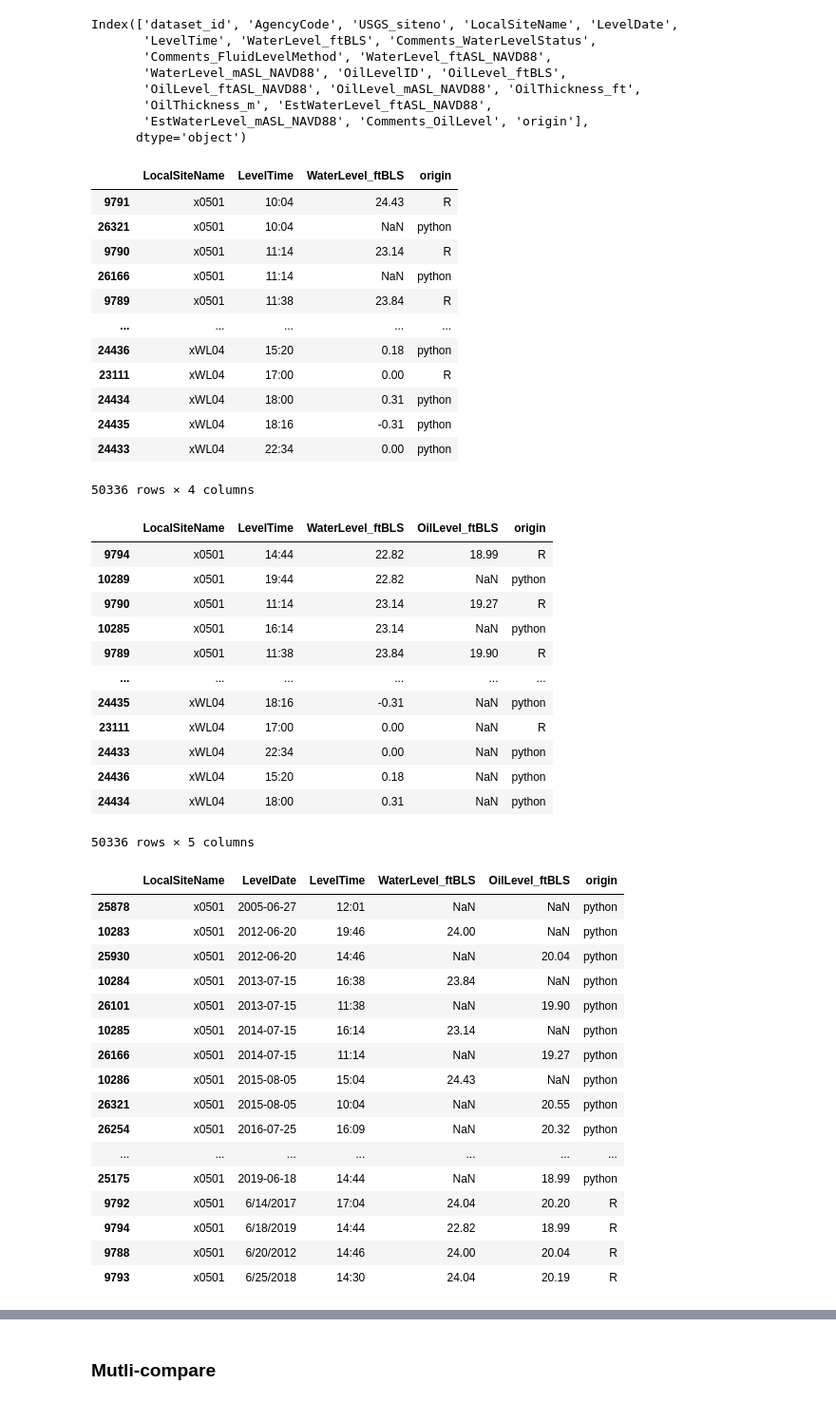
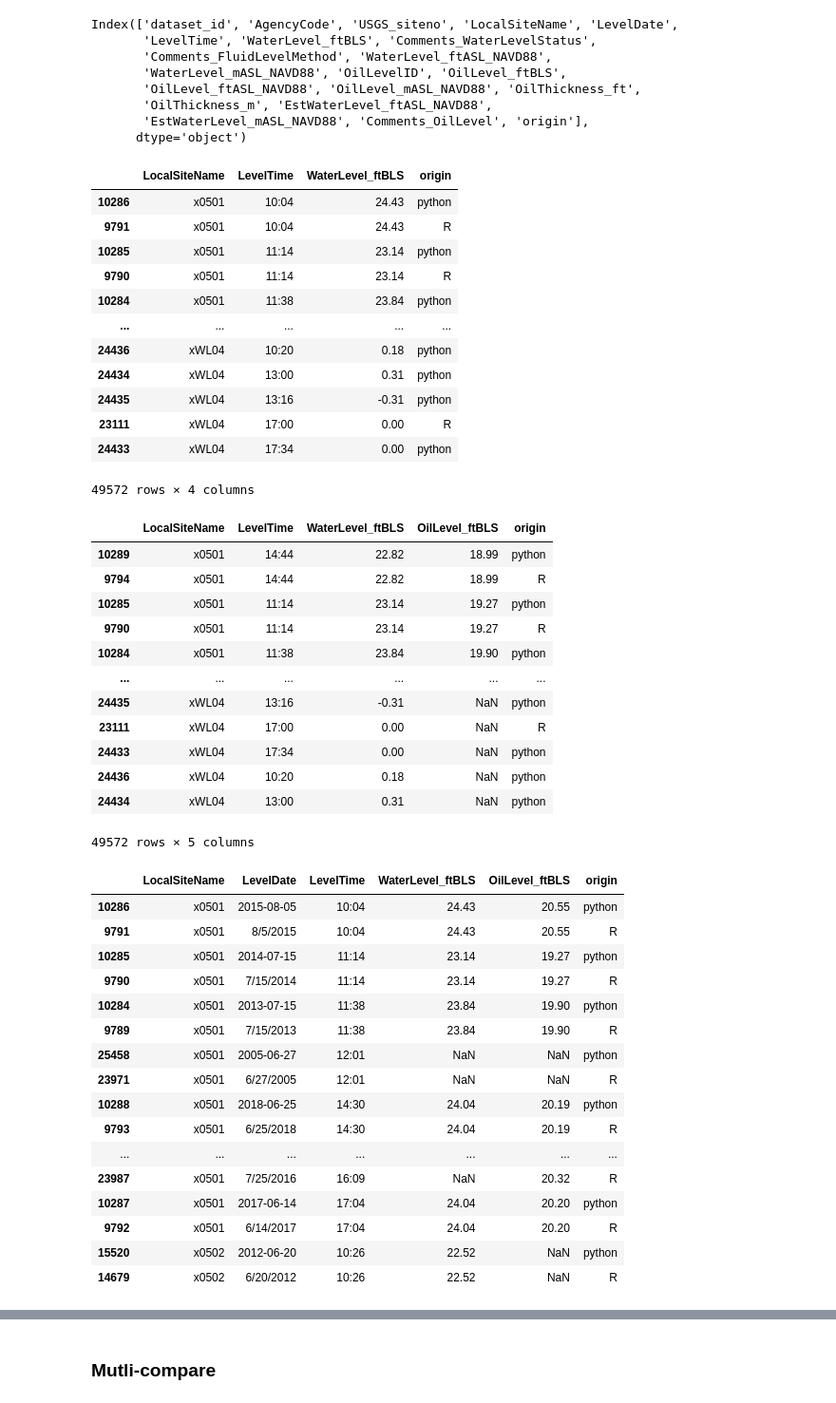
Before and after one commit to BojanMilinic/bemidji, a Jupyter notebook: 03_master_oil_water_level.ipynb, the cells around one changed output, grey strips where cells are left out. Shown at 95% size. Saved outputs shown, nothing was run; the diff lists cells and outputs as text; code cells hidden in the pictures.

Commit message:
did LevelTime minus 5hr to fix merge error

```diff
--- a/03_master_oil_water_level.ipynb
+++ b/03_master_oil_water_level.ipynb
@@ -239,0 +229,14 @@ Name: lev_tm, dtype: object
+# %%
+# repetative but safe
+dfwl = data[0].copy()
+# inspect nan and other data before change
+display(dfwl['lev_tm'].iloc[[0, 1, 7483, 7125]])
+
+# r line 202
+# replace blank times with 1701 which will be converted to 1201 pm or 1201 (matches field parameter approach)
+dfwl['lev_tm'] = dfwl['lev_tm'].fillna('17:01')
+
+# new: correct level time to match oil data (and data release)
+dfwl['lev_tm'] = pd.to_datetime(dfwl['lev_tm'], format='%H:%M') # convert str to dt
+dfwl['lev_tm'] = dfwl['lev_tm'] - timedelta(hours=5) # sub 5 hours
+dfwl['lev_tm'] = dfwl['lev_tm'].dt.strftime('%H:%M') # convert back to string
@@ -1509,6 +1544,8 @@ if file_path == r"P:\0083\analysis\DataCompilation\DataCompilationPy\create_mast
 Result:  {'encoding': 'Windows-1252', 'confidence': 0.73, 'language': ''}
 Detected potential encoding: Windows-1252
 Skipping first two rows for EXAMPLE data
+# %%
+dfpy = out_MasterWaterOilLevels_DataRelease.copy()
 # %%
 dfpy['origin'] = 'python'
 dfr['origin'] = 'R'
@@ -1532,53 +1569,53 @@ dfcompare.sort_values(by=['LocalSiteName', 'LevelTime','WaterLevel_ftBLS'], inpl
 dfcompare[['LocalSiteName', 'LevelTime','WaterLevel_ftBLS', 'origin']]
 # %% [output]
 |  | LocalSiteName | LevelTime | WaterLevel_ftBLS | origin |
+| 10286 | x0501 | 10:04 | 24.43 | python |
 | 9791 | x0501 | 10:04 | 24.43 | R |
-| 26321 | x0501 | 10:04 | NaN | python |
+| 10285 | x0501 | 11:14 | 23.14 | python |
 | 9790 | x0501 | 11:14 | 23.14 | R |
-| 26166 | x0501 | 11:14 | NaN | python |
-| 9789 | x0501 | 11:38 | 23.84 | R |
+| 10284 | x0501 | 11:38 | 23.84 | python |
 | ... | ... | ... | ... | ... |
-| 24436 | xWL04 | 15:20 | 0.18 | python |
+| 24436 | xWL04 | 10:20 | 0.18 | python |
+| 24434 | xWL04 | 13:00 | 0.31 | python |
+| 24435 | xWL04 | 13:16 | -0.31 | python |
 | 23111 | xWL04 | 17:00 | 0.00 | R |
-| 24434 | xWL04 | 18:00 | 0.31 | python |
-| 24435 | xWL04 | 18:16 | -0.31 | python |
-| 24433 | xWL04 | 22:34 | 0.00 | python |
+| 24433 | xWL04 | 17:34 | 0.00 | python |
-50336 rows × 4 columns
+49572 rows × 4 columns
 # %%
 dfcompare.sort_values(by=['LocalSiteName','WaterLevel_ftBLS'], inplace=True)
 dfcompare[['LocalSiteName', 'LevelTime','WaterLevel_ftBLS', 'OilLevel_ftBLS', 'origin']]
 # %% [output]
 |  | LocalSiteName | LevelTime | WaterLevel_ftBLS | OilLevel_ftBLS | origin |
+| 10289 | x0501 | 14:44 | 22.82 | 18.99 | python |
 | 9794 | x0501 | 14:44 | 22.82 | 18.99 | R |
-| 10289 | x0501 | 19:44 | 22.82 | NaN | python |
+| 10285 | x0501 | 11:14 | 23.14 | 19.27 | python |
 | 9790 | x0501 | 11:14 | 23.14 | 19.27 | R |
-| 10285 | x0501 | 16:14 | 23.14 | NaN | python |
-| 9789 | x0501 | 11:38 | 23.84 | 19.90 | R |
+| 10284 | x0501 | 11:38 | 23.84 | 19.90 | python |
 | ... | ... | ... | ... | ... | ... |
-| 24435 | xWL04 | 18:16 | -0.31 | NaN | python |
+| 24435 | xWL04 | 13:16 | -0.31 | NaN | python |
 | 23111 | xWL04 | 17:00 | 0.00 | NaN | R |
-| 24433 | xWL04 | 22:34 | 0.00 | NaN | python |
-| 24436 | xWL04 | 15:20 | 0.18 | NaN | python |
-| 24434 | xWL04 | 18:00 | 0.31 | NaN | python |
+| 24433 | xWL04 | 17:34 | 0.00 | NaN | python |
+| 24436 | xWL04 | 10:20 | 0.18 | NaN | python |
+| 24434 | xWL04 | 13:00 | 0.31 | NaN | python |
-50336 rows × 5 columns
+49572 rows × 5 columns
 # %%
-dfcompare.sort_values(by=['LocalSiteName', 'LevelDate','WaterLevel_ftBLS'], inplace=True)
+dfcompare.sort_values(by=['LocalSiteName','LevelTime', 'WaterLevel_ftBLS'], inplace=True)
 dfcompare[['LocalSiteName', 'LevelDate','LevelTime','WaterLevel_ftBLS', 'OilLevel_ftBLS', 'origin']].head(20)
 # %% [output]
 |  | LocalSiteName | LevelDate | LevelTime | WaterLevel_ftBLS | OilLevel_ftBLS | origin |
-| 25878 | x0501 | 2005-06-27 | 12:01 | NaN | NaN | python |
-| 10283 | x0501 | 2012-06-20 | 19:46 | 24.00 | NaN | python |
-| 25930 | x0501 | 2012-06-20 | 14:46 | NaN | 20.04 | python |
-| 10284 | x0501 | 2013-07-15 | 16:38 | 23.84 | NaN | python |
-| 26101 | x0501 | 2013-07-15 | 11:38 | NaN | 19.90 | python |
-| 10285 | x0501 | 2014-07-15 | 16:14 | 23.14 | NaN | python |
-| 26166 | x0501 | 2014-07-15 | 11:14 | NaN | 19.27 | python |
-| 10286 | x0501 | 2015-08-05 | 15:04 | 24.43 | NaN | python |
-| 26321 | x0501 | 2015-08-05 | 10:04 | NaN | 20.55 | python |
-| 26254 | x0501 | 2016-07-25 | 16:09 | NaN | 20.32 | python |
+| 10286 | x0501 | 2015-08-05 | 10:04 | 24.43 | 20.55 | python |
+| 9791 | x0501 | 8/5/2015 | 10:04 | 24.43 | 20.55 | R |
+| 10285 | x0501 | 2014-07-15 | 11:14 | 23.14 | 19.27 | python |
+| 9790 | x0501 | 7/15/2014 | 11:14 | 23.14 | 19.27 | R |
+| 10284 | x0501 | 2013-07-15 | 11:38 | 23.84 | 19.90 | python |
+| 9789 | x0501 | 7/15/2013 | 11:38 | 23.84 | 19.90 | R |
+| 25458 | x0501 | 2005-06-27 | 12:01 | NaN | NaN | python |
+| 23971 | x0501 | 6/27/2005 | 12:01 | NaN | NaN | R |
+| 10288 | x0501 | 2018-06-25 | 14:30 | 24.04 | 20.19 | python |
+| 9793 | x0501 | 6/25/2018 | 14:30 | 24.04 | 20.19 | R |
 | ... | ... | ... | ... | ... | ... | ... |
-| 25175 | x0501 | 2019-06-18 | 14:44 | NaN | 18.99 | python |
+| 23987 | x0501 | 7/25/2016 | 16:09 | NaN | 20.32 | R |
+| 10287 | x0501 | 2017-06-14 | 17:04 | 24.04 | 20.20 | python |
 | 9792 | x0501 | 6/14/2017 | 17:04 | 24.04 | 20.20 | R |
-| 9794 | x0501 | 6/18/2019 | 14:44 | 22.82 | 18.99 | R |
-| 9788 | x0501 | 6/20/2012 | 14:46 | 24.00 | 20.04 | R |
-| 9793 | x0501 | 6/25/2018 | 14:30 | 24.04 | 20.19 | R |
+| 15520 | x0502 | 2012-06-20 | 10:26 | 22.52 | NaN | python |
+| 14679 | x0502 | 6/20/2012 | 10:26 | 22.52 | NaN | R |
```
Also changed, not shown: parts of 39 cells of this notebook.
